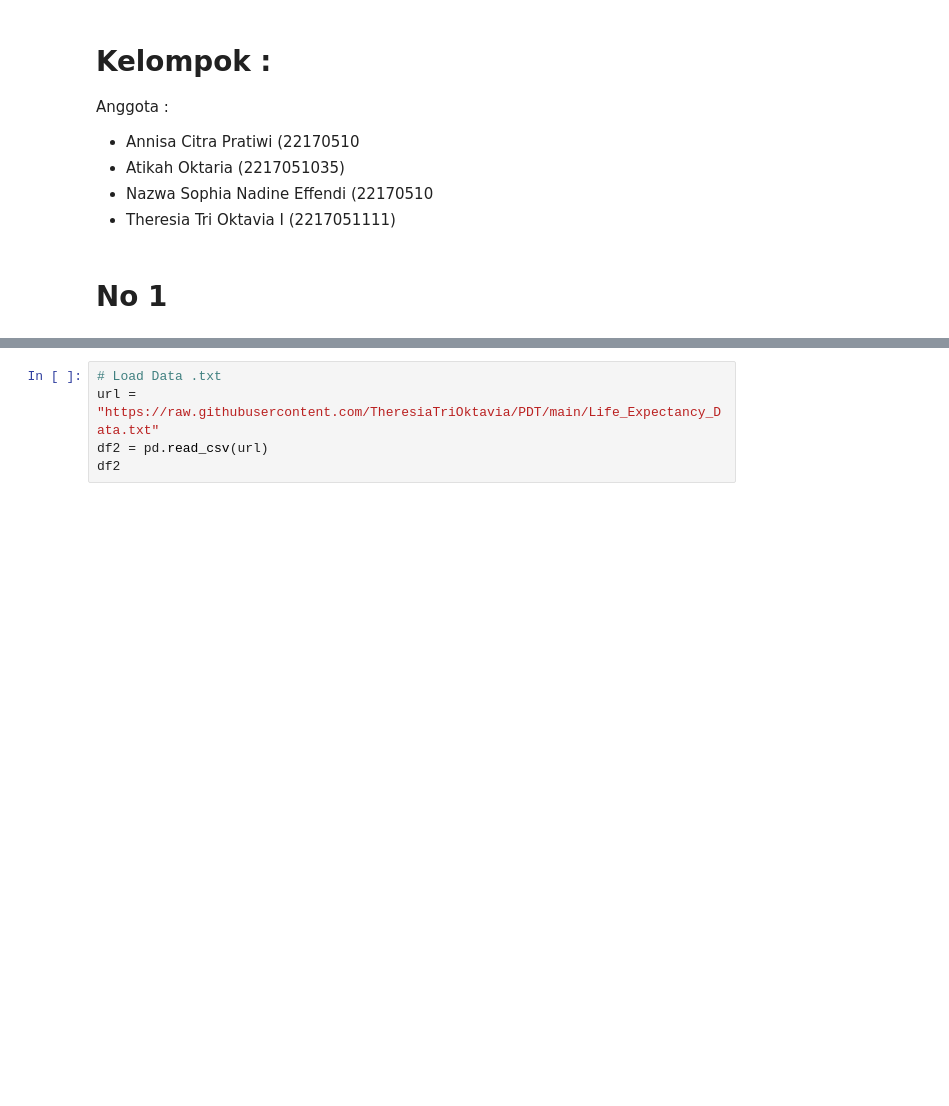
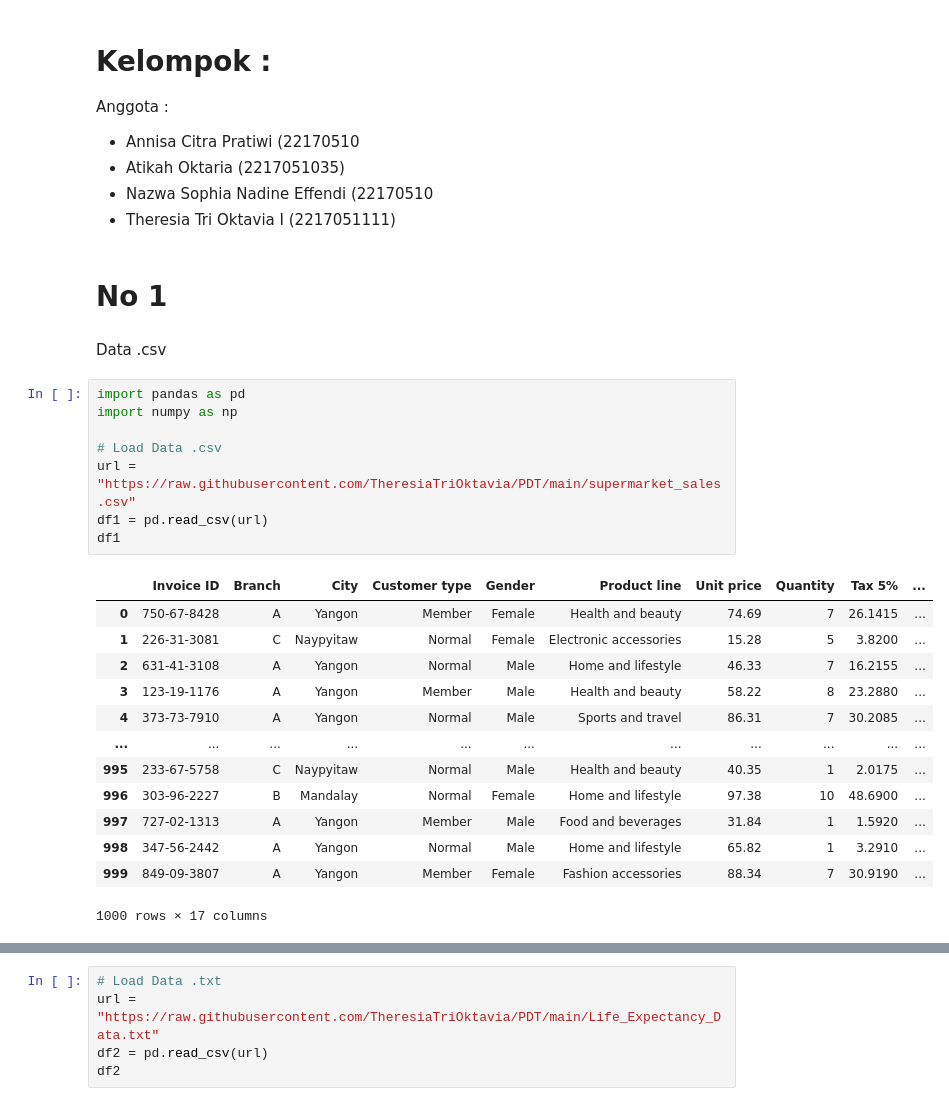
Before and after one commit to TheresiaTriOktavia/PDT, a Jupyter notebook: Colab/UTS_PDT_(AB).ipynb, the cells around one changed output, grey strips where cells are left out. Saved outputs shown, nothing was run; the diff lists cells and outputs as text; blank space fills up the shorter version.

```diff
--- a/Colab/UTS_PDT_(AB).ipynb
+++ b/Colab/UTS_PDT_(AB).ipynb
@@ -10,3 +10,27 @@ Anggota :
 - Theresia Tri Oktavia I (2217051111)
 # %% [markdown]
 # No 1
+# %% [markdown]
+Data .csv
+# %%
+import pandas as pd
+import numpy as np
+
+# Load Data .csv
+url = "https://raw.githubusercontent.com/TheresiaTriOktavia/PDT/main/supermarket_sales.csv"
+df1 = pd.read_csv(url)
+df1
+# %% [output]
+|  | Invoice ID | Branch | City | Customer type | Gender | Product line | Unit price | Quantity | Tax 5% | ... |
+| 0 | 750-67-8428 | A | Yangon | Member | Female | Health and beauty | 74.69 | 7 | 26.1415 | ... |
+| 1 | 226-31-3081 | C | Naypyitaw | Normal | Female | Electronic accessories | 15.28 | 5 | 3.8200 | ... |
+| 2 | 631-41-3108 | A | Yangon | Normal | Male | Home and lifestyle | 46.33 | 7 | 16.2155 | ... |
+| 3 | 123-19-1176 | A | Yangon | Member | Male | Health and beauty | 58.22 | 8 | 23.2880 | ... |
+| 4 | 373-73-7910 | A | Yangon | Normal | Male | Sports and travel | 86.31 | 7 | 30.2085 | ... |
+| ... | ... | ... | ... | ... | ... | ... | ... | ... | ... | ... |
+| 995 | 233-67-5758 | C | Naypyitaw | Normal | Male | Health and beauty | 40.35 | 1 | 2.0175 | ... |
+| 996 | 303-96-2227 | B | Mandalay | Normal | Female | Home and lifestyle | 97.38 | 10 | 48.6900 | ... |
+| 997 | 727-02-1313 | A | Yangon | Member | Male | Food and beverages | 31.84 | 1 | 1.5920 | ... |
+| 998 | 347-56-2442 | A | Yangon | Normal | Male | Home and lifestyle | 65.82 | 1 | 3.2910 | ... |
+| 999 | 849-09-3807 | A | Yangon | Member | Female | Fashion accessories | 88.34 | 7 | 30.9190 | ... |
+1000 rows × 17 columns
```
Also changed, not shown: parts of 6 cells of this notebook.
